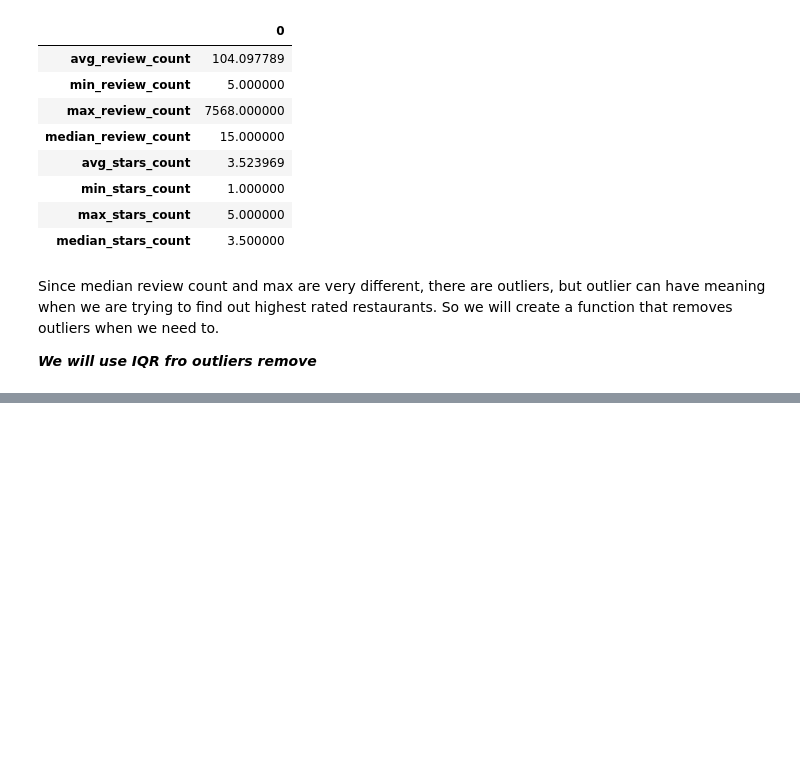
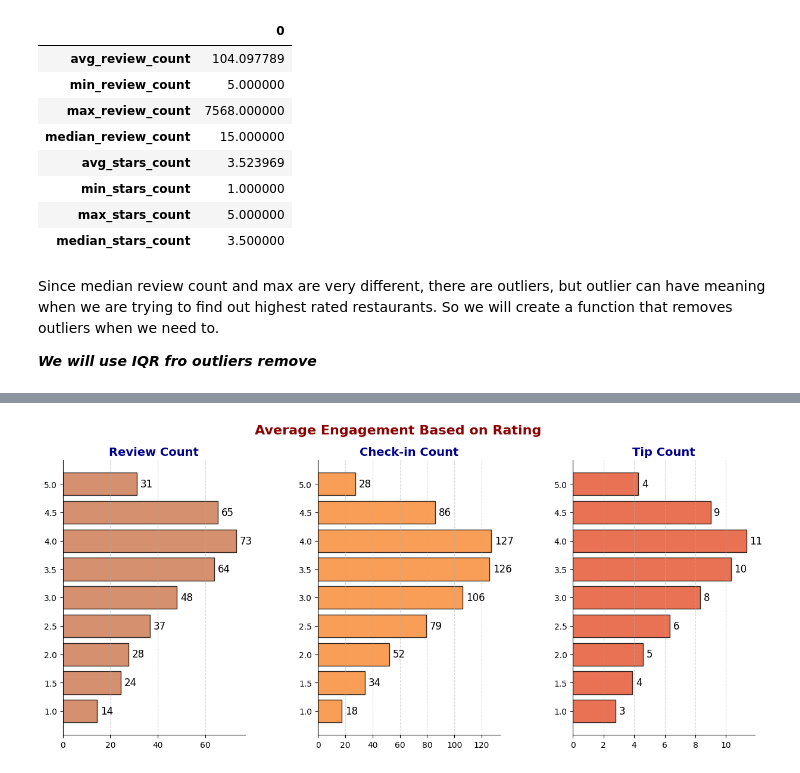
Before and after one commit to aliarafat1000/sql-restaurant-yelp, a Jupyter notebook: yelp-restaurant-analysis.ipynb, the cells around one changed output, grey strips where cells are left out. Saved outputs shown, nothing was run; the diff lists cells and outputs as text; code cells hidden in the pictures; blank space fills up the shorter version.

```diff
--- a/yelp-restaurant-analysis.ipynb
+++ b/yelp-restaurant-analysis.ipynb
@@ -241,0 +392,27 @@ pd.read_sql_query(f"""
+# %%
+fig, axes = plt.subplots(1, 3, figsize=(15, 6), gridspec_kw={'wspace': 0.4})
+
+colors = ['#CB754B', '#F8862C', '#E54F29']
+titles = ['Review Count', 'Check-in Count', 'Tip Count']
+columns = ['avg_review_count', 'avg_checkin_count', 'avg_tip_count']
+
+for i, ax in enumerate(axes):
+    ax.set_title(titles[i], fontsize=14, fontweight='bold', color='darkblue')
+
+    bars = ax.barh(review_count_df['rating'].astype(str), review_count_df[columns[i]],
+                   edgecolor='black', color=colors[i], alpha=0.8)
+
+    ax.xaxis.grid(True, linestyle='--', alpha=0.5)
+
+    ax.spines['top'].set_visible(False)
+    ax.spines['right'].set_visible(False)
+
+    for bar, value in zip(bars, review_count_df[columns[i]]):
+        ax.text(value + max(review_count_df[columns[i]]) * 0.02, bar.get_y() + bar.get_height()/2,
+                f'{round(value)}', va='center', ha='left', fontsize=12, color='black')
+
+fig.suptitle("Average Engagement Based on Rating", fontsize=16, fontweight='bold', color='darkred')
+
+plt.show()
+# %% [output]
+[figure, added]
```
Also changed, not shown: parts of 42 cells of this notebook, 2 other files.
